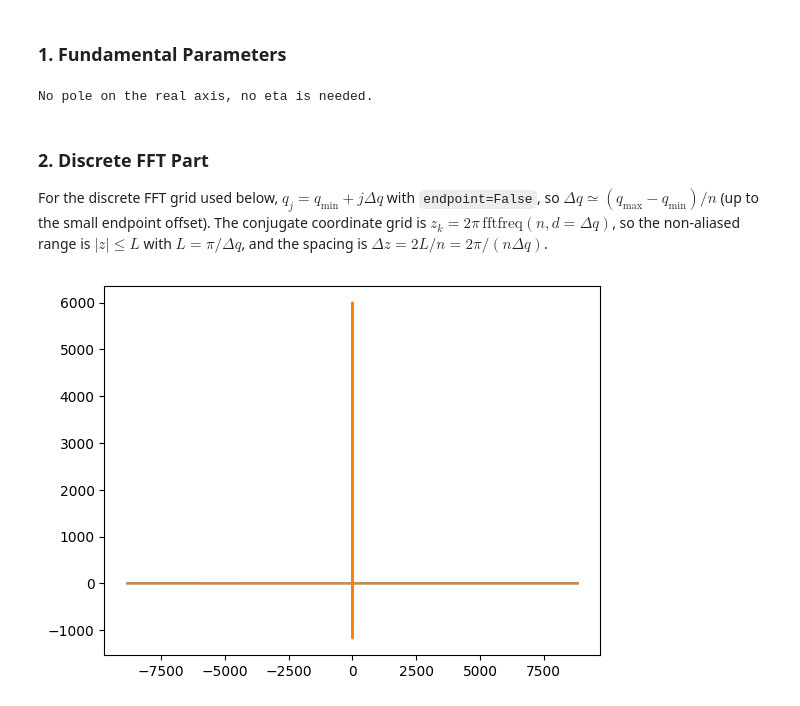
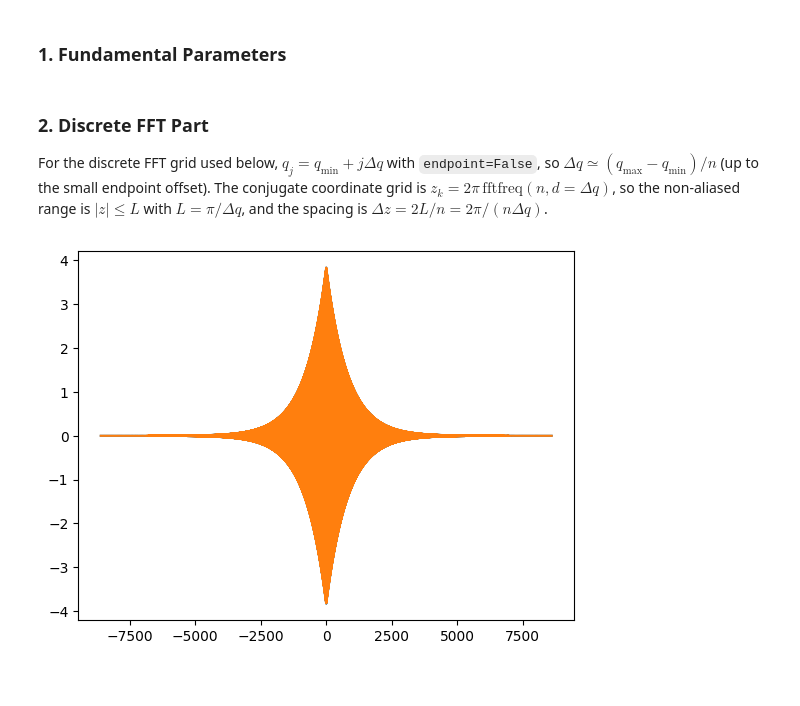
Before and after one commit to ClaudioQTM/2D_array, a Jupyter notebook: src/W_state/W_state_FFT.ipynb, the cells around one changed output. Saved outputs shown, nothing was run; the diff lists cells and outputs as text; code cells hidden in the pictures.

```diff
--- a/src/W_state/W_state_FFT.ipynb
+++ b/src/W_state/W_state_FFT.ipynb
@@ -24,12 +24,12 @@ sigma_func_period = create_self_energy_interpolator_numba(
 )
 # r_para = np.array([-74, 30])
 # p_para = np.array([60, 50])
-r_para = np.array([1.8,0.01])
-p_para = np.array([0.01,0.01])
+r_para = np.array([2.0,0.01])
+p_para = np.array([0.0,0.0])
 
-E = 2 * (square_lattice.omega_e + collective_lamb_shift)
+E = 2 * (square_lattice.omega_e + collective_lamb_shift)+ 5
 #E = 205
-E1 = (E+0.5) / 2
+E1 = (E+2) / 2
 
 Q_para = np.array([0, 0])
 Zc = 0
@@ -46,16 +46,15 @@ q_min, q_max = q_bounds(E, r_para, Q_para, square_lattice)
 q_grid = np.linspace(q_min + 1e-10, q_max - 1e-10, n_points, endpoint=False)
 dq = q_grid[1] - q_grid[0]
 # %%
-eta = 1e-3
+eta = 5e-3
 n_Rs= 10
 
 peak_width = peak_width_estimator(r_para, p_para, E1, E, Q_para,eta,int(n_points),square_lattice, sigma_func_period_numba)
+
 if not peak_width:
     eta = 0.0
 elif peak_width < n_Rs*dq:
     raise ValueError(f"eta is not big enough to broaden the peak to be {n_Rs} grid points.")
-# %% [output]
-No pole on the real axis, no eta is needed.
 # %% [markdown]
 ### 2. Discrete FFT Part
 
@@ -63,44 +62,51 @@ For the discrete FFT grid used below, $q_j=q_{\min}+j\Delta q$ with `endpoint=Fa
 # %%
 from scipy.fft import ifft
 from W_state import W_k_sp_grid
 import matplotlib.pyplot as plt
 
+def FFT(value_grid):
+    L = np.pi / dq  # Nyquist limit
+    z_grid = 2 * np.pi * np.fft.fftfreq(n_points, d=dq)
+
+    # value_grid_ifft = (q_max-q_min)*ifft(value_grid)
+    value_grid_ifft = n_points * dq * ifft(value_grid)
+    value_grid_ifft *= np.exp(1j * q_grid[0] * z_grid)
+
+    # Only compare where the q grid resolves exp(i q z) with several samples per period.
+    nyquist_z = np.pi / dq
+    min_samples_per_period = 8
+    resolved_z = 2 * np.pi / (min_samples_per_period * dq)
+    keep = np.abs(z_grid) <= resolved_z
 
 
+    return z_grid, value_grid_ifft
 value_grid = W_k_sp_grid(
     r_para,
     p_para,
     E1,
     E,
     Q_para,
     Zc,
     square_lattice,
     sigma_func_period,
     n_points,
     q_grid,
     eta=eta,
 )
-L = np.pi / dq  # Nyquist limit
 
-z_grid = 2 * np.pi * np.fft.fftfreq(n_points, d=dq)
 
-# value_grid_ifft = (q_max-q_min)*ifft(value_grid)
-value_grid_ifft = n_points * dq * ifft(value_grid)
-value_grid_ifft *= np.exp(1j * q_grid[0] * z_grid)
 
-# Only compare where the q grid resolves exp(i q z) with several samples per period.
-nyquist_z = np.pi / dq
-min_samples_per_period = 8
-resolved_z = 2 * np.pi / (min_samples_per_period * dq)
-keep = np.abs(z_grid) <= resolved_z
+
+
+
 
 
 plot_idx = np.argsort(z_grid[keep])
 plt.plot(z_grid[keep][plot_idx], np.real(value_grid_ifft[keep][plot_idx]))
 plt.plot(z_grid[keep][plot_idx], np.imag(value_grid_ifft[keep][plot_idx]))
 plt.show()
 # %% [output]
-[figure, old version]
+[figure, new version]
 # %%
 from joblib import Parallel, delayed
 from W_state import quad_FT
```
Also changed, not shown: parts of 5 cells of this notebook, 1 other file.
